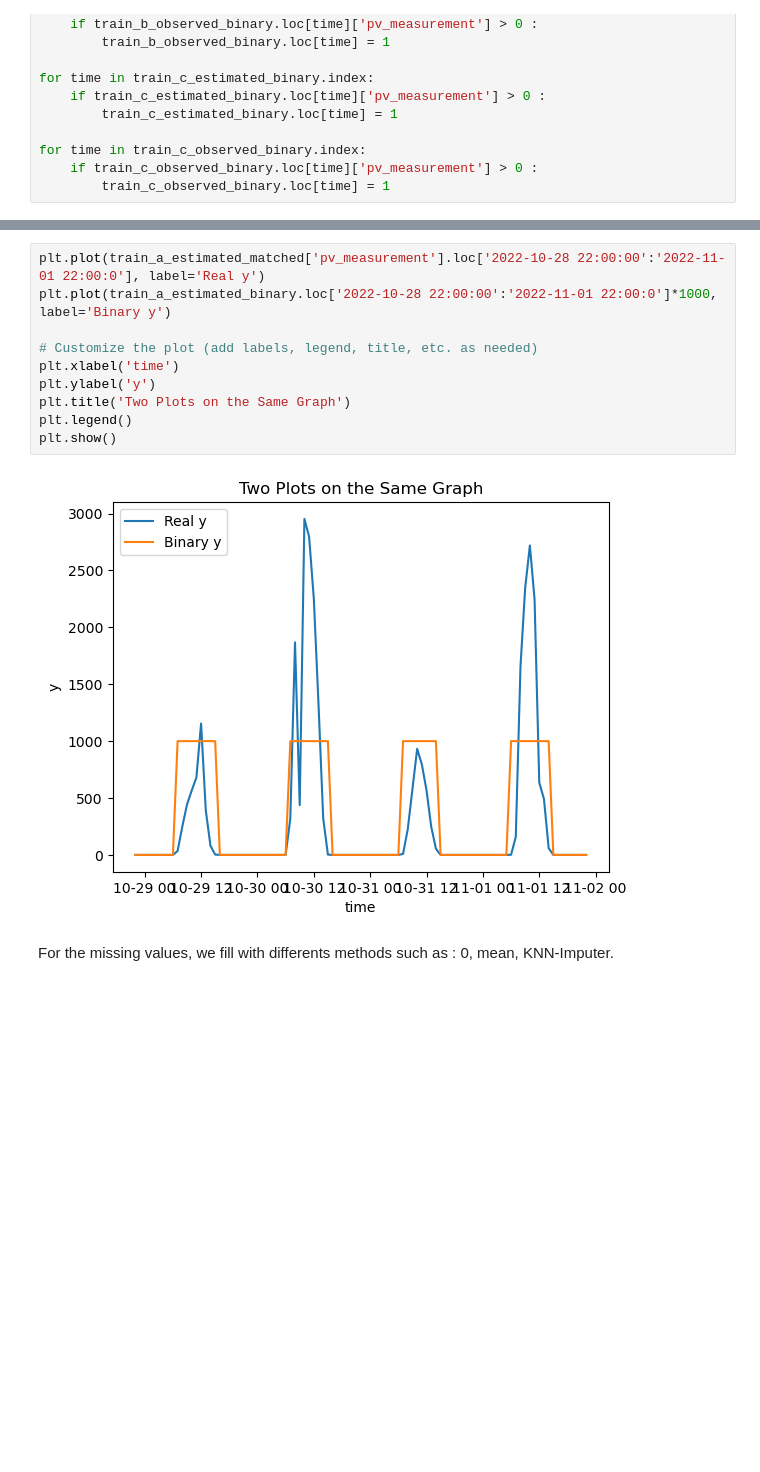
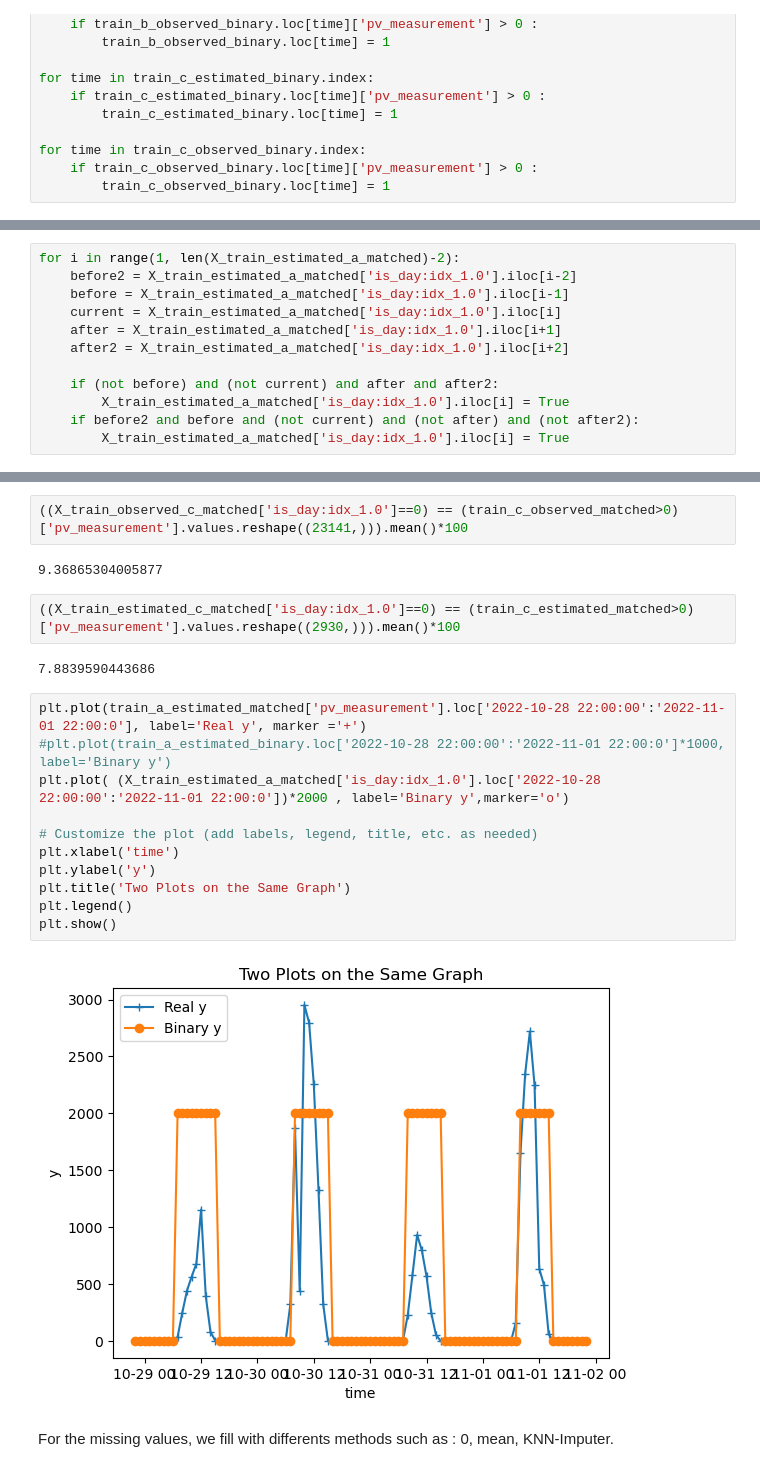
Before and after one commit to soricm/Time-Series-Forecasting-Solar-Energy-Production, a Jupyter notebook: marijan/new.ipynb, the cells around one changed output, grey strips where cells are left out. Cells and saved outputs as stored; diff of their text form; blank space fills up the shorter version.

```diff
--- a/marijan/new.ipynb
+++ b/marijan/new.ipynb
@@ -290,0 +341,12 @@ for time in train_c_observed_binary.index:
+# %%
+for i in range(1, len(X_train_estimated_a_matched)-2):
+    before2 = X_train_estimated_a_matched['is_day:idx_1.0'].iloc[i-2]
+    before = X_train_estimated_a_matched['is_day:idx_1.0'].iloc[i-1]
+    current = X_train_estimated_a_matched['is_day:idx_1.0'].iloc[i]
+    after = X_train_estimated_a_matched['is_day:idx_1.0'].iloc[i+1]
+    after2 = X_train_estimated_a_matched['is_day:idx_1.0'].iloc[i+2]
+
+    if (not before) and (not current) and after and after2:
+        X_train_estimated_a_matched['is_day:idx_1.0'].iloc[i] = True
+    if before2 and before and (not current) and (not after) and (not after2):
+        X_train_estimated_a_matched['is_day:idx_1.0'].iloc[i] = True
@@ -291,15 +392,24 @@ for time in train_c_observed_binary.index:
+# %%
+((X_train_observed_c_matched['is_day:idx_1.0']==0) == (train_c_observed_matched>0)['pv_measurement'].values.reshape((23141,))).mean()*100
+# %% [output]
+9.36865304005877
+# %%
+((X_train_estimated_c_matched['is_day:idx_1.0']==0) == (train_c_estimated_matched>0)['pv_measurement'].values.reshape((2930,))).mean()*100
+# %% [output]
+7.8839590443686
 # %%
-plt.plot(train_a_estimated_matched['pv_measurement'].loc['2022-10-28 22:00:00':'2022-11-01 22:00:0'], label='Real y')
-plt.plot(train_a_estimated_binary.loc['2022-10-28 22:00:00':'2022-11-01 22:00:0']*1000, label='Binary y')
+plt.plot(train_a_estimated_matched['pv_measurement'].loc['2022-10-28 22:00:00':'2022-11-01 22:00:0'], label='Real y', marker ='+')
+#plt.plot(train_a_estimated_binary.loc['2022-10-28 22:00:00':'2022-11-01 22:00:0']*1000, label='Binary y')
+plt.plot( (X_train_estimated_a_matched['is_day:idx_1.0'].loc['2022-10-28 22:00:00':'2022-11-01 22:00:0'])*2000 , label='Binary y',marker='o')
 
 # Customize the plot (add labels, legend, title, etc. as needed)
 plt.xlabel('time')
 plt.ylabel('y')
 plt.title('Two Plots on the Same Graph')
 plt.legend()
 plt.show()
 # %% [output]
-[figure, old version]
+[figure, new version]
 # %% [markdown]
 For the missing values, we fill with differents methods such as : 0, mean, KNN-Imputer.
 # %%
```
Also changed, not shown: parts of 21 cells of this notebook, 1 other file.
